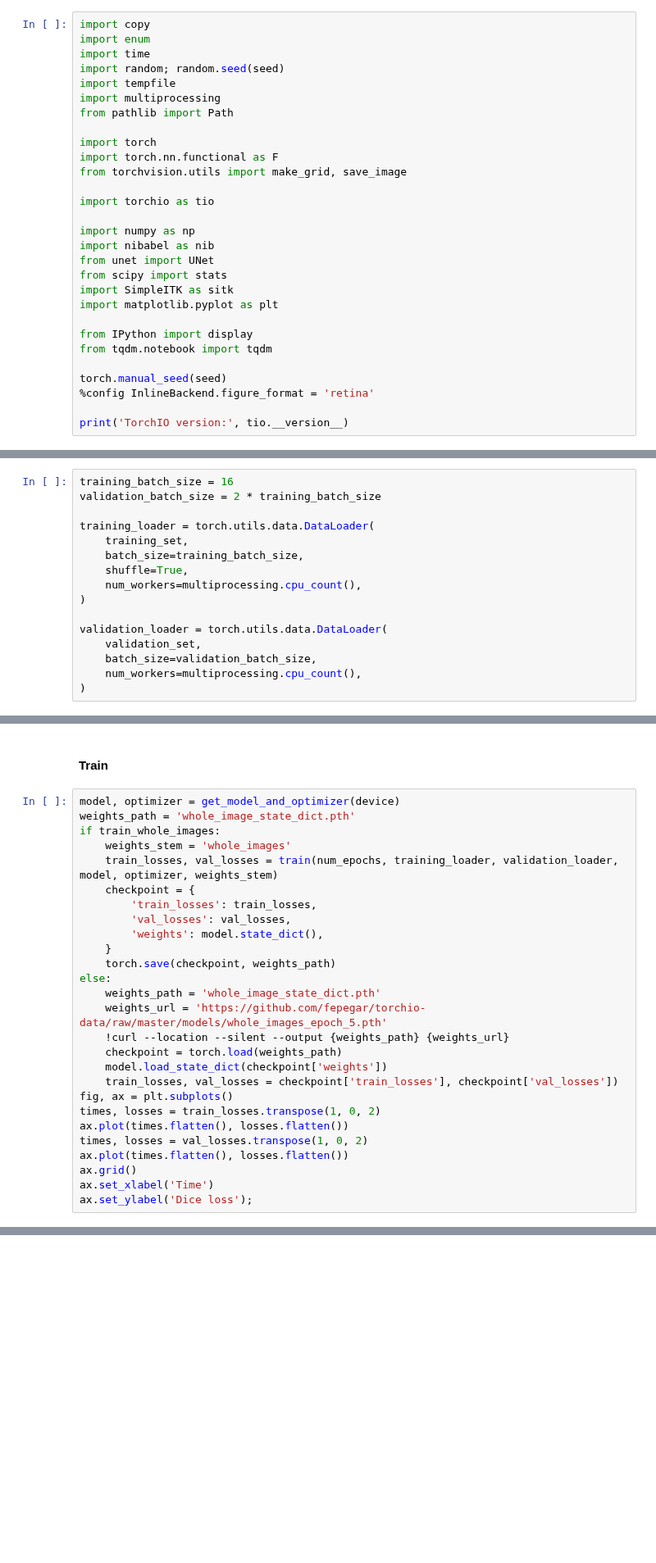
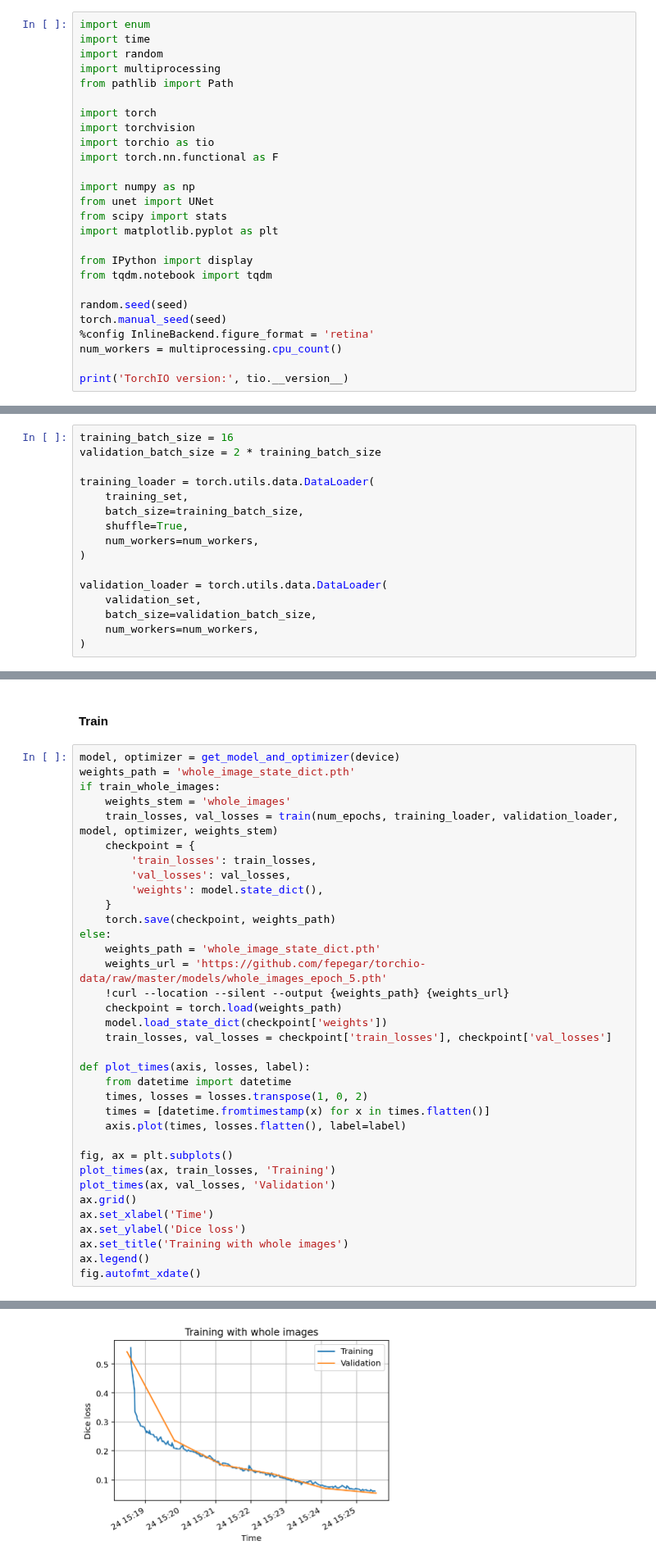
Before and after one commit to fepegar/torchio-notebooks, a Jupyter notebook: notebooks/TorchIO_tutorial.ipynb, the cells around one changed output, grey strips where cells are left out. Shown at 82% size. Saved outputs shown, nothing was run; the diff lists cells and outputs as text; blank space fills up the shorter version.

```diff
--- a/notebooks/TorchIO_tutorial.ipynb
+++ b/notebooks/TorchIO_tutorial.ipynb
@@ -64,32 +46,29 @@ Processing triggers for man-db (2.8.3-2ubuntu0.1) ...
 # %% [markdown]
 Import modules:
 # %%
-import copy
 import enum
 import time
-import random; random.seed(seed)
-import tempfile
+import random
 import multiprocessing
 from pathlib import Path
 
 import torch
+import torchvision
+import torchio as tio
 import torch.nn.functional as F
-from torchvision.utils import make_grid, save_image
-
-import torchio as tio
 
 import numpy as np
-import nibabel as nib
 from unet import UNet
 from scipy import stats
-import SimpleITK as sitk
 import matplotlib.pyplot as plt
 
 from IPython import display
 from tqdm.notebook import tqdm
 
+random.seed(seed)
 torch.manual_seed(seed)
 %config InlineBackend.figure_format = 'retina'
+num_workers = multiprocessing.cpu_count()
 
 print('TorchIO version:', tio.__version__)
 # %% [output]
@@ -398,13 +385,13 @@ training_loader = torch.utils.data.DataLoader(
     training_set,
     batch_size=training_batch_size,
     shuffle=True,
-    num_workers=multiprocessing.cpu_count(),
+    num_workers=num_workers,
 )
 
 validation_loader = torch.utils.data.DataLoader(
     validation_set,
     batch_size=validation_batch_size,
-    num_workers=multiprocessing.cpu_count(),
+    num_workers=num_workers,
 )
 # %% [markdown]
 Visualize axial slices of one batch
@@ -440,13 +434,21 @@ else:
     !curl --location --silent --output {weights_path} {weights_url}
     checkpoint = torch.load(weights_path)
     model.load_state_dict(checkpoint['weights'])
-    train_losses, val_losses = checkpoint['train_losses'], checkpoint['val_losses'])
+    train_losses, val_losses = checkpoint['train_losses'], checkpoint['val_losses']
+
+def plot_times(axis, losses, label):
+    from datetime import datetime
+    times, losses = losses.transpose(1, 0, 2)
+    times = [datetime.fromtimestamp(x) for x in times.flatten()]
+    axis.plot(times, losses.flatten(), label=label)
+
 fig, ax = plt.subplots()
-times, losses = train_losses.transpose(1, 0, 2)
-ax.plot(times.flatten(), losses.flatten())
-times, losses = val_losses.transpose(1, 0, 2)
-ax.plot(times.flatten(), losses.flatten())
+plot_times(ax, train_losses, 'Training')
+plot_times(ax, val_losses, 'Validation')
 ax.grid()
 ax.set_xlabel('Time')
-ax.set_ylabel('Dice loss');
+ax.set_ylabel('Dice loss')
+ax.set_title('Training with whole images')
+ax.legend()
+fig.autofmt_xdate()
 # %% [output]
@@ -469,0 +455 @@ Validation mean loss: 0.054
+[figure, added]
```
Also changed, not shown: parts of 25 cells of this notebook.
